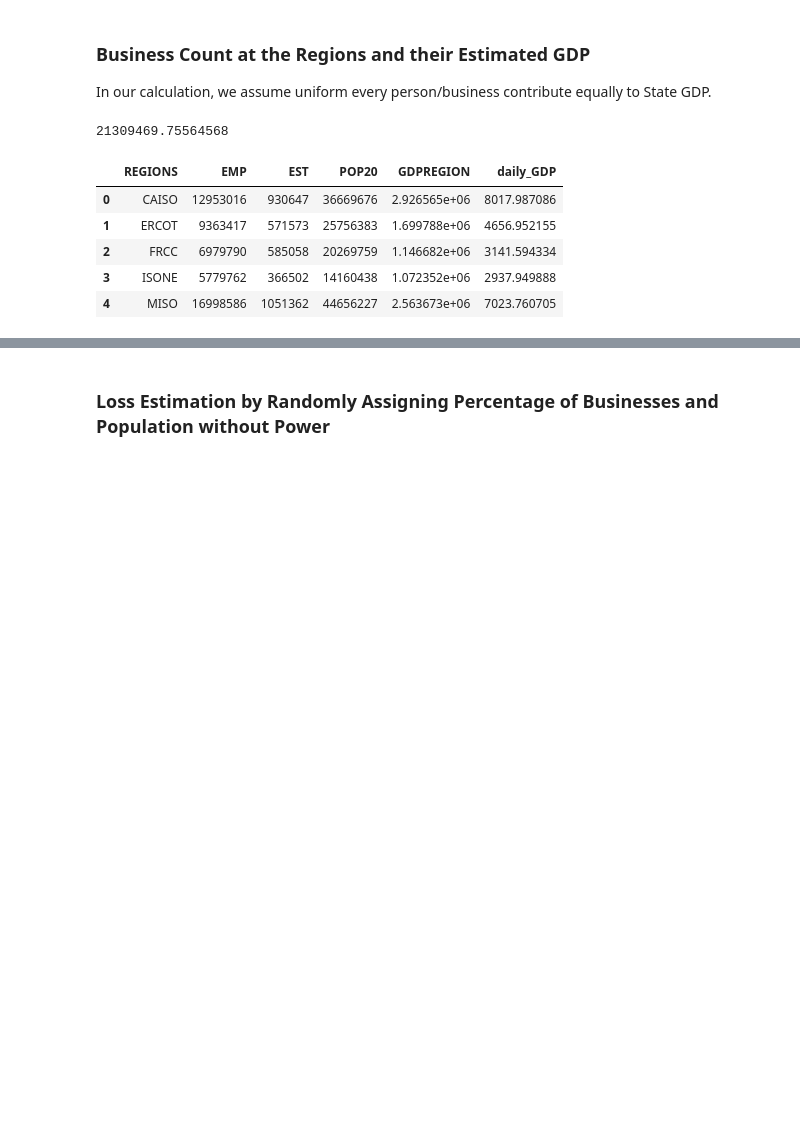
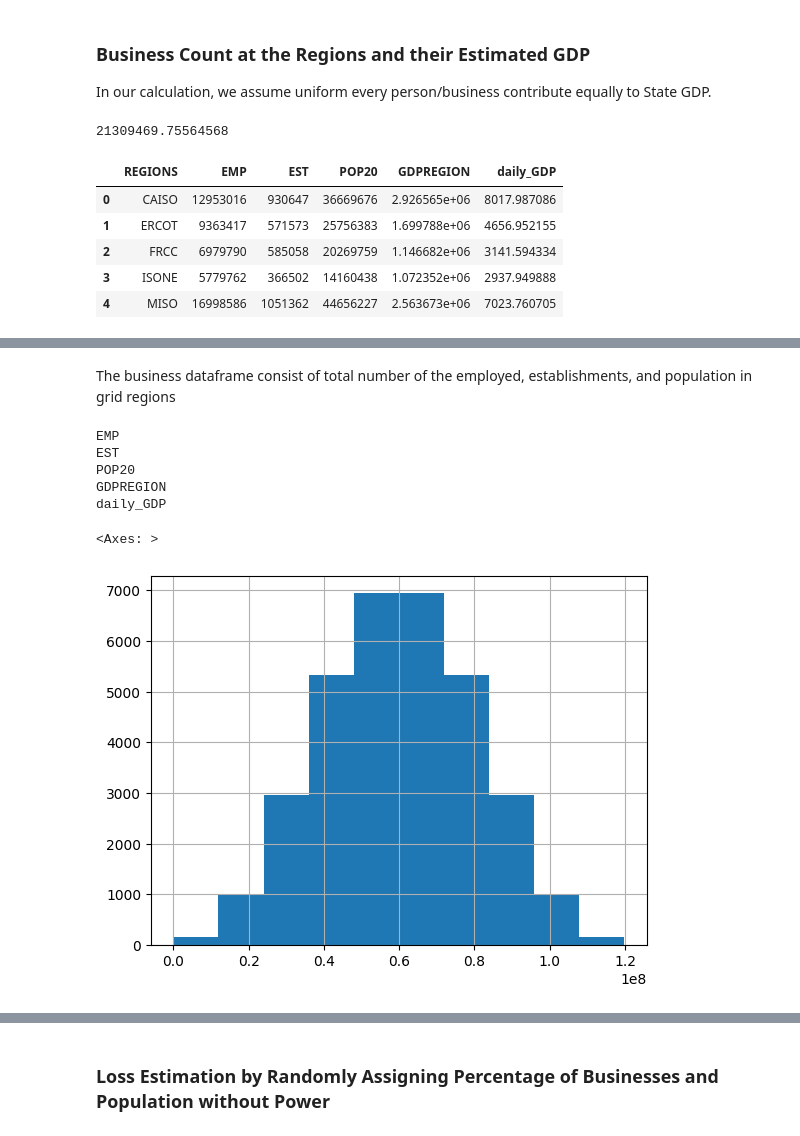
Before and after one commit to denniesbor/spwio, a Jupyter notebook: notebooks/scenario_modeling.ipynb, the cells around one changed output, grey strips where cells are left out. Saved outputs shown, nothing was run; the diff lists cells and outputs as text; code cells hidden in the pictures; blank space fills up the shorter version.

```diff
--- a/notebooks/scenario_modeling.ipynb
+++ b/notebooks/scenario_modeling.ipynb
@@ -70,0 +115,2 @@ df_business.head(5)
+# %% [markdown]
+The business dataframe consist of total number of the employed, establishments, and population in grid regions
@@ -70,0 +124,32 @@ df_business.head(5)
+# %%
+# store employment, establishments, pop, and daily GDP
+indices = list(transposed_df.index)
+
+for i, indx in enumerate(indices):
+    print(indx)
+    # create dataframes dynamically
+    globals()[f'df_{indx}'] = pd.DataFrame(result_array[i], columns=list(regions))
+
+# employment without power
+df_EMP["EMP_Total_WO_POW"] = df_EMP.sum(axis=1)
+
+# number of establishments without power
+df_EST["EST_Total_WO_POW"] = df_EST.sum(axis=1)
+
+# estimate of the population without power
+df_POP20["POP_Total_WO_POW"] = df_POP20.sum(axis=1)
+
+# Aggregate of the daily GDP shock
+df_daily_GDP["GDP_Total_WO_POW"] = df_daily_GDP.sum(axis=1)
+# %% [output]
+EMP
+EST
+POP20
+GDPREGION
+daily_GDP
+# %%
+# employment without power
+df_EMP["EMP_Total_WO_POW"].hist()
+# %% [output]
+<Axes: >
+[figure, added]
```
Also changed, not shown: parts of 8 cells of this notebook.
